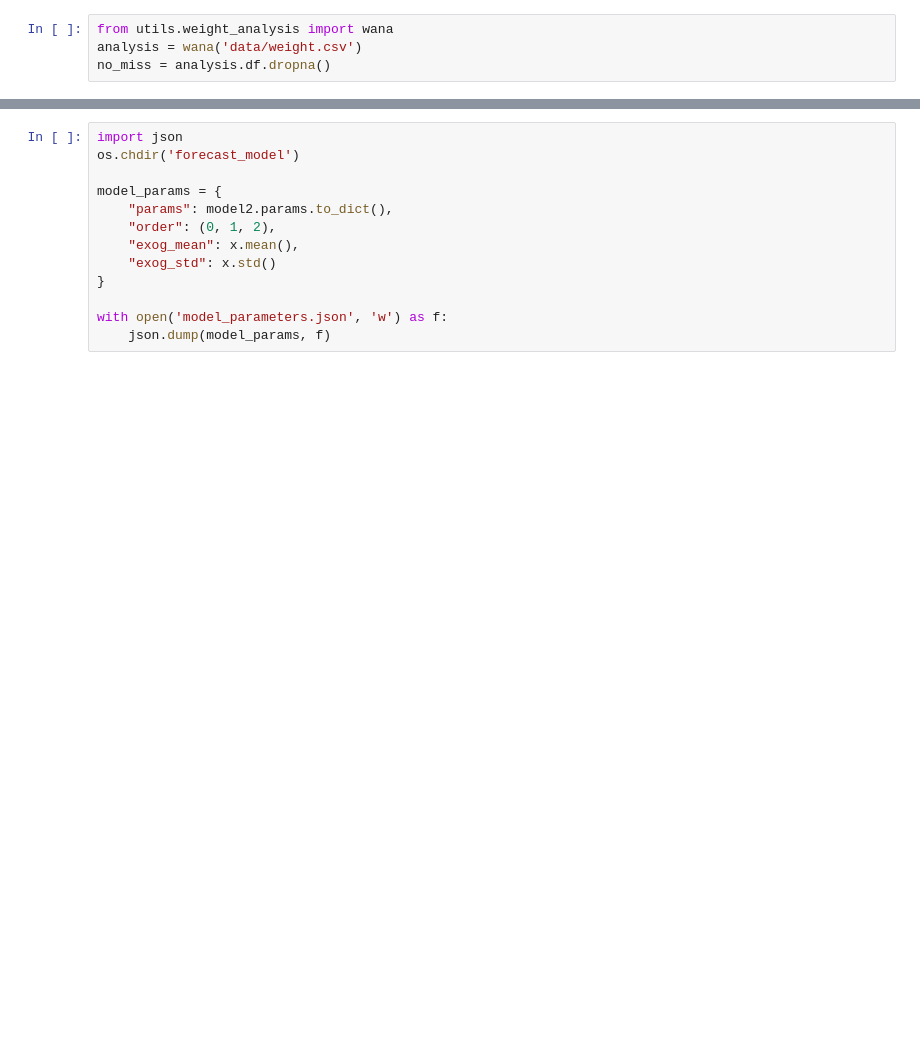
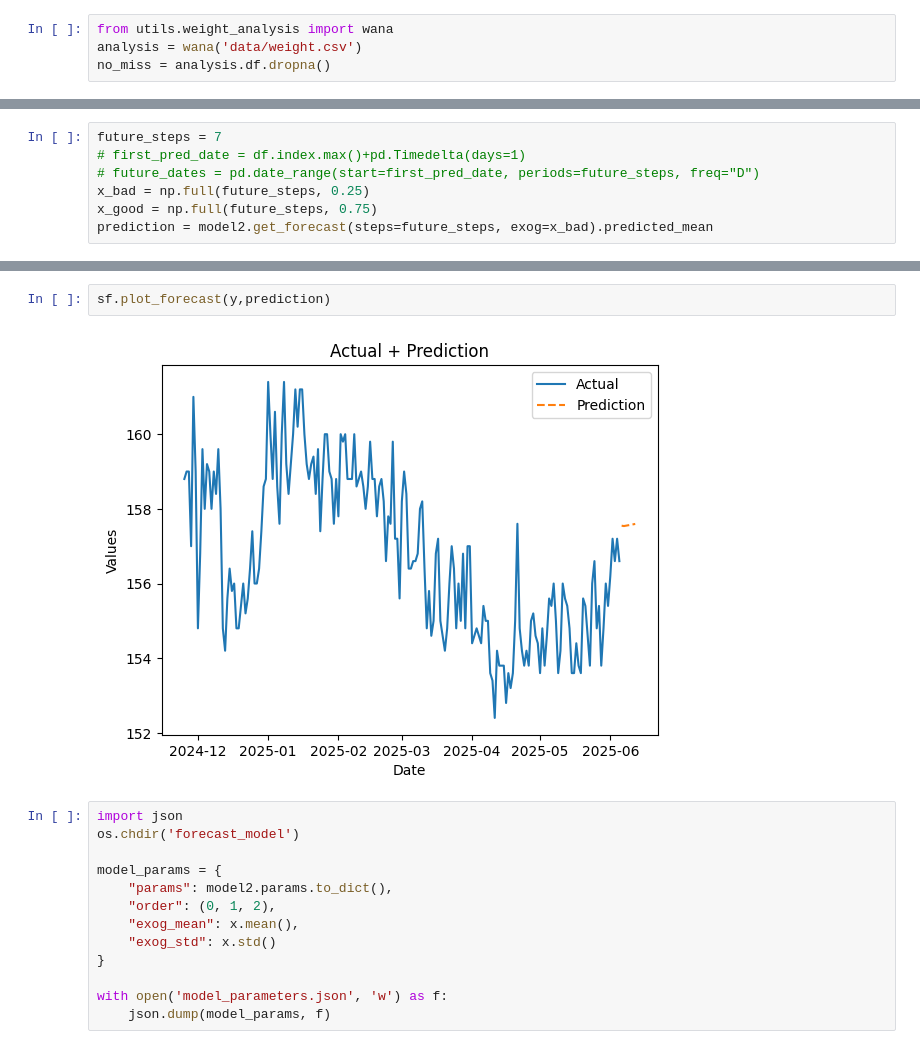
Before and after one commit to danielrferreira/weight_control, a Jupyter notebook: forecast_model/analysis.ipynb, the cells around one changed output, grey strips where cells are left out. Saved outputs shown, nothing was run; the diff lists cells and outputs as text; blank space fills up the shorter version.

Commit message:
Arima no good

```diff
--- a/forecast_model/analysis.ipynb
+++ b/forecast_model/analysis.ipynb
@@ -92 +92,8 @@ Warnings:
 [figure]
+# %%
+future_steps = 7
+# first_pred_date = df.index.max()+pd.Timedelta(days=1)
+# future_dates = pd.date_range(start=first_pred_date, periods=future_steps, freq="D")
+x_bad = np.full(future_steps, 0.25)
+x_good = np.full(future_steps, 0.75)
+prediction = model2.get_forecast(steps=future_steps, exog=x_bad).predicted_mean
@@ -93,3 +111,7 @@ Warnings:
+# %%
+sf.plot_forecast(y,prediction)
+# %% [output]
+[figure, added]
 # %%
 import json
 os.chdir('forecast_model')
```
Also changed, not shown: parts of 15 cells of this notebook, 1 other file.
